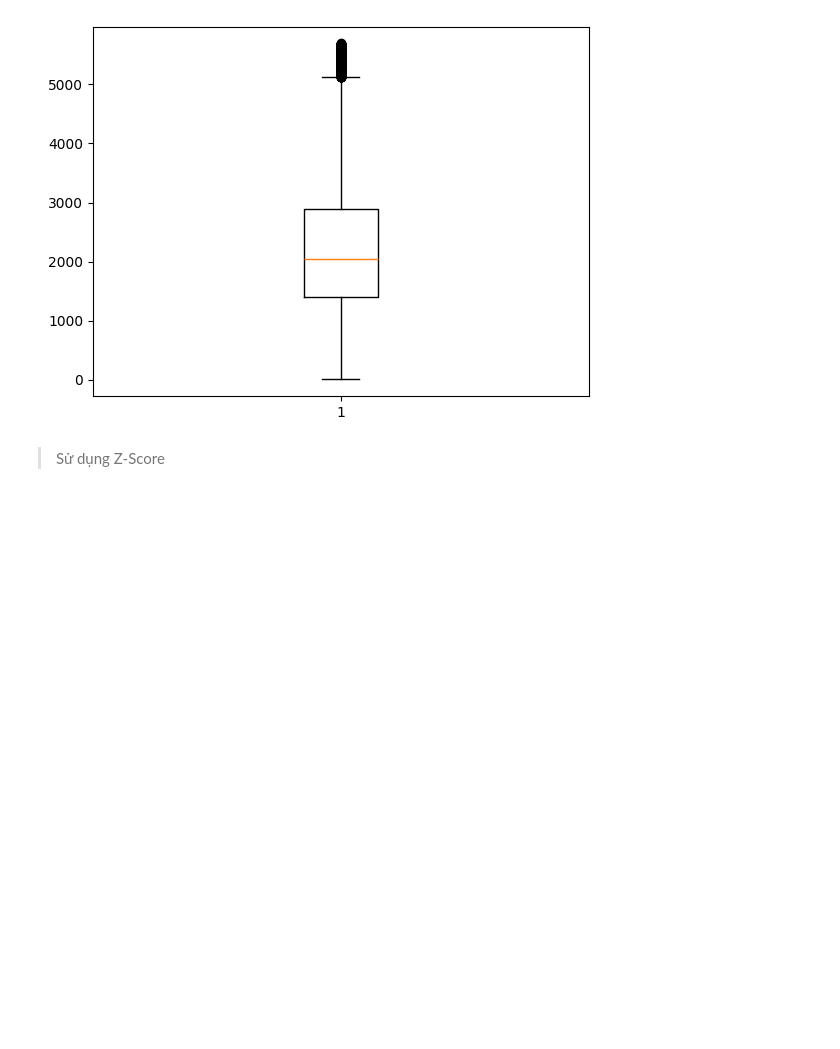
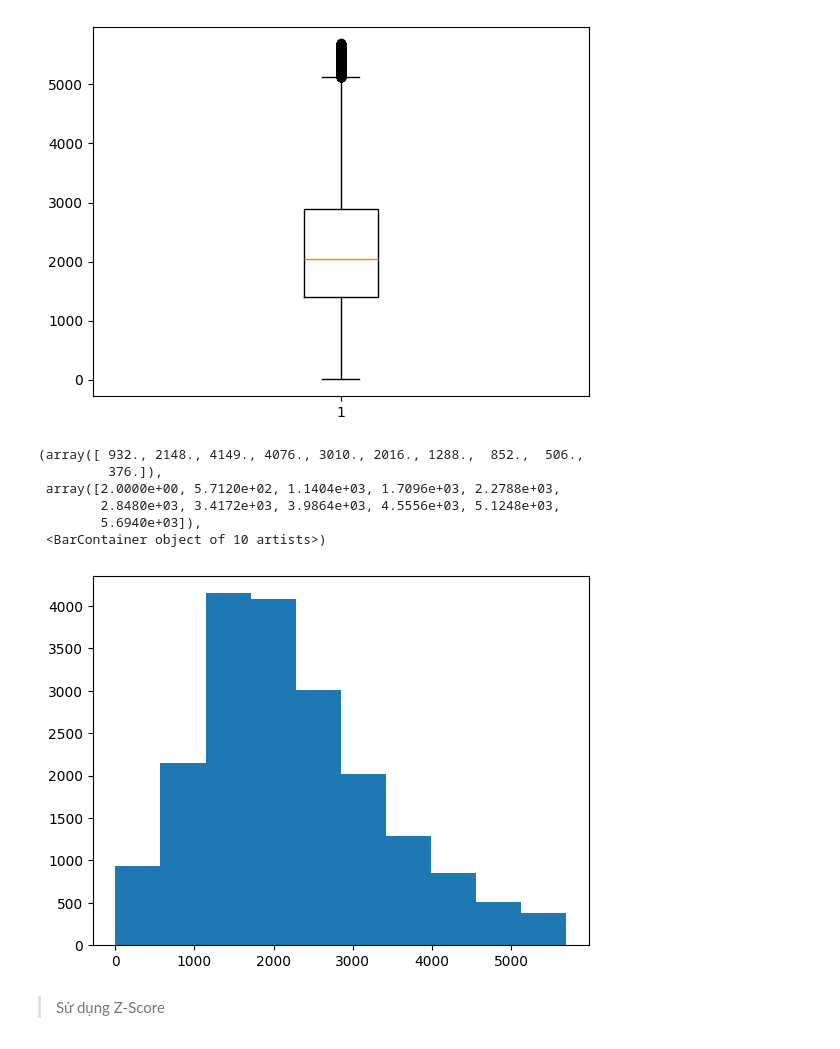
Before and after one commit to hg27haan/ML-DL-Data, a Jupyter notebook: DataPreprocessing/Source/Outliers.ipynb, the cells around one changed output. Drawn from its saved outputs; the diff is of its cells as text; code cells hidden in the pictures; blank space fills up the shorter version.

```diff
--- a/DataPreprocessing/Source/Outliers.ipynb
+++ b/DataPreprocessing/Source/Outliers.ipynb
@@ -103,6 +113,16 @@ plt.boxplot(df_cleaned['total_rooms'])
  'fliers': [<matplotlib.lines.Line2D at 0x...>],
  'means': []}
 [figure]
+# %%
+plt.hist(df_cleaned['total_rooms'])
+# %% [output]
+(array([ 932., 2148., 4149., 4076., 3010., 2016., 1288.,  852.,  506.,
+         376.]),
+ array([2.0000e+00, 5.7120e+02, 1.1404e+03, 1.7096e+03, 2.2788e+03,
+        2.8480e+03, 3.4172e+03, 3.9864e+03, 4.5556e+03, 5.1248e+03,
+        5.6940e+03]),
+ <BarContainer object of 10 artists>)
+[figure, added]
 # %% [markdown]
 > Sử dụng Z-Score
 # %%
```
Also changed, not shown: parts of 2 cells of this notebook, 1 other file.
